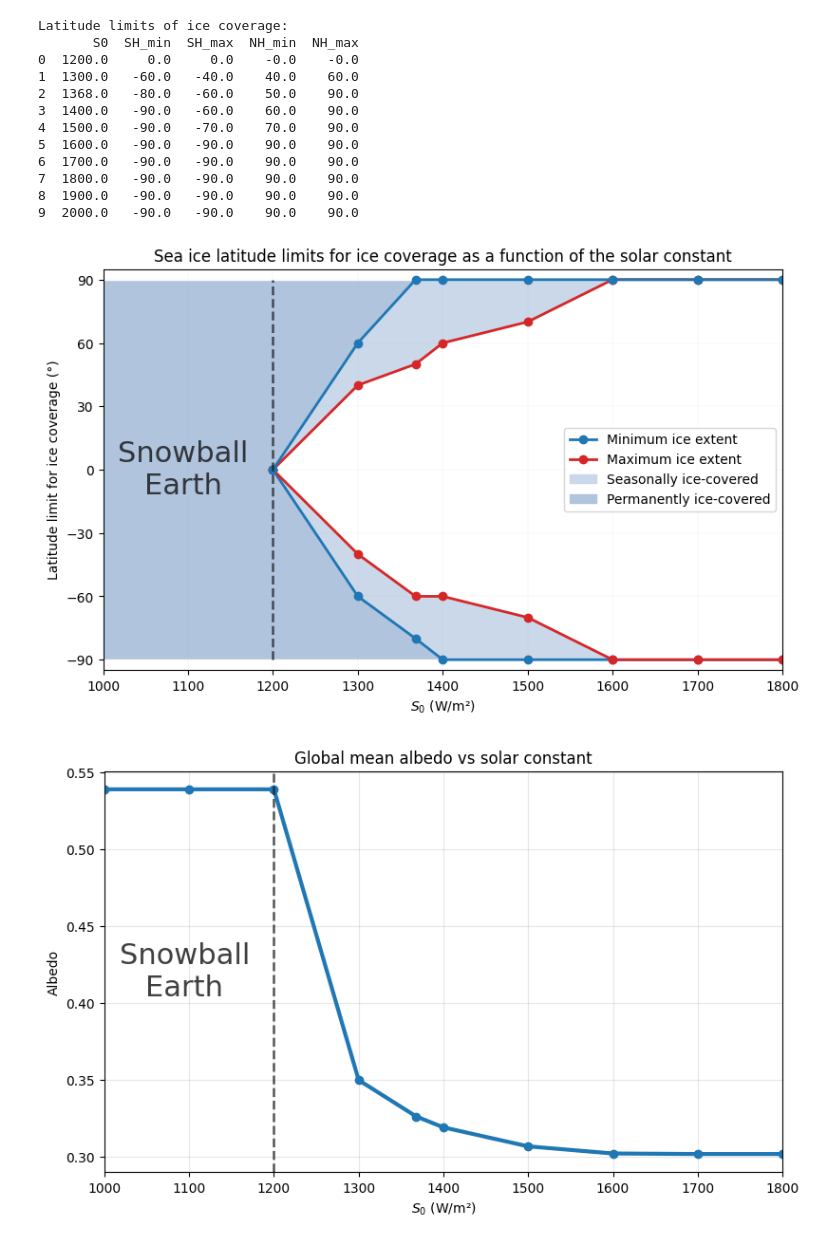
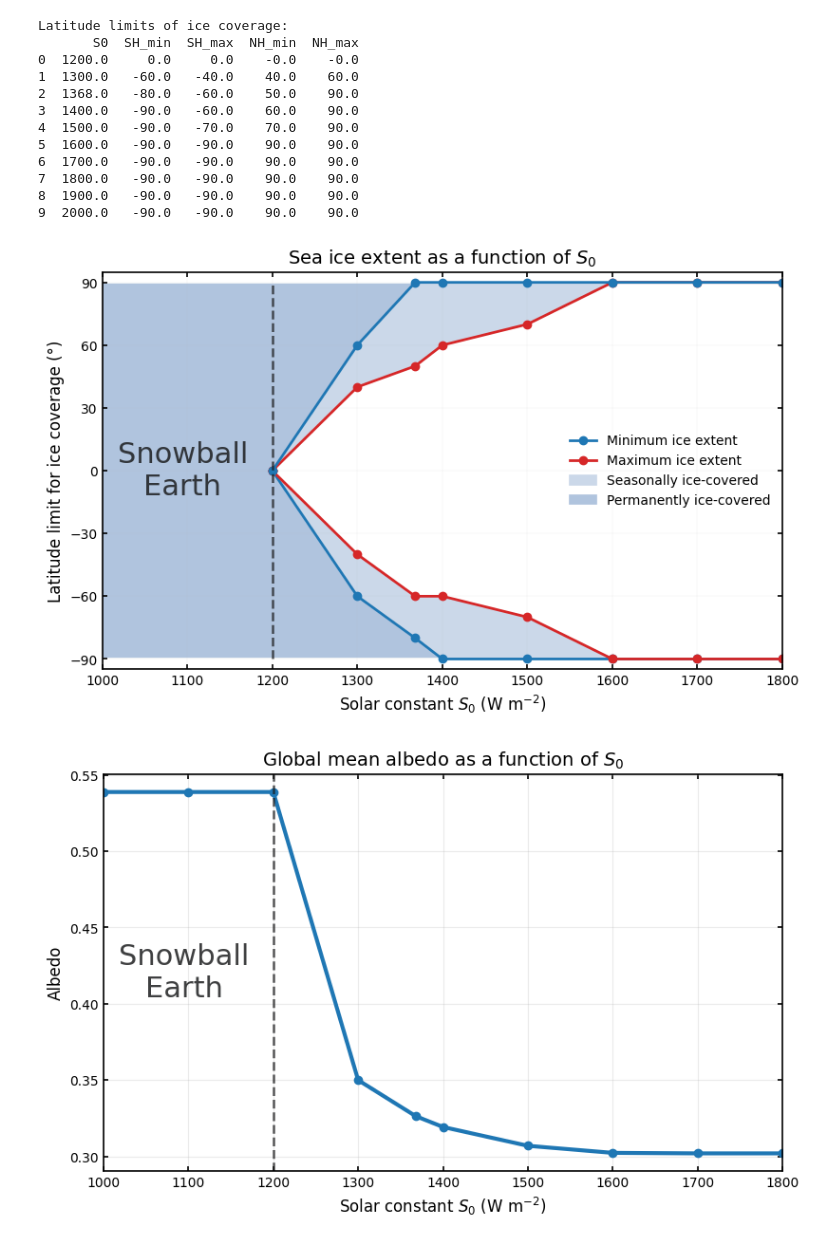
Before and after one commit to louiscleen/energy-balance-model, a Jupyter notebook: notebooks/climate_sens_S0.ipynb, the cells around one changed output. Cells and saved outputs as stored; diff of their text form; code cells hidden in the pictures.

```diff
--- a/notebooks/climate_sens_S0.ipynb
+++ b/notebooks/climate_sens_S0.ipynb
@@ -6,16 +6,6 @@ import numpy as np
 import pandas as pd
 import matplotlib.pyplot as plt
 from matplotlib.patches import Patch
-
-plt.rcParams.update({
-    'figure.figsize': (8, 5),
-    'lines.linewidth': 2,
-    'axes.grid': True,
-    'grid.alpha': 0.3,
-    'figure.constrained_layout.use': True,
-    'savefig.dpi': 300,
-    'savefig.bbox': 'tight'
-})
 
 from pathlib import Path
 
@@ -24,6 +14,9 @@ from ebm1d import load_config
 from ebm1d import load_input_data
 
 ROOT_DIR = Path.cwd().parent
+
+plt.style.use(ROOT_DIR / ".mplstyle")
+
 results_dir = ROOT_DIR / "results" / "climate_sens_S0"
 results_dir.mkdir(parents=True, exist_ok=True)
 
@@ -321,36 +314,36 @@ ax.vlines(S0_snowball, -90, 90, color='#191a1bd5', alpha=0.73, ls='--', linewidt
 ax.text((S0_snowball+x_lim[0])/2, 0, "Snowball \nEarth ", color='#191a1bd5', fontsize=22, ha='center', va='center')
 
 ax.set_facecolor(color='lightsteelblue')
 patch_ice_covered = Patch(color='#b0c4de', label="Permanently ice-covered")
 
 # Fill in the areas without ice with white
 ax.fill_between(limits_min_max['S0'], limits_min_max['SH_max'], limits_min_max['NH_min'], alpha=1, color='white')
 ax.axhspan(90, 95, color='white', alpha=1)
 ax.axhspan(-90, -95, color='white', alpha=1)
 
 # We fill the area between the minimum and maximum latitude limits of ice coverage for both hemispheres to visually represent the regions that are seasonally ice-covered.
 ax.fill_between(limits_min_max['S0'], limits_min_max['SH_min'], limits_min_max['SH_max'], alpha=1, color='#cbd8e9', label="Seasonally ice-covered")
 ax.fill_between(limits_min_max['S0'], limits_min_max['NH_min'], limits_min_max['NH_max'], alpha=1, color='#cbd8e9')
 
 ax.set(
     xlim=x_lim,
     ylim=y_lim,
-    xlabel="$S_0$ (W/m²)",
+    xlabel=r"Solar constant $S_0$ (W m$^{-2}$)",
     ylabel="Latitude limit for ice coverage (°)",
     yticks=y_ticks,
-    title="Sea ice latitude limits for ice coverage as a function of the solar constant"
+    title=r"Sea ice extent as a function of $S_0$"
 )
 
 ax.grid(True, alpha=0.2, linewidth=0.3)
 
 handles, labels = ax.get_legend_handles_labels()
 handles.append(patch_ice_covered)
 labels.append(patch_ice_covered.get_label())
 ax.legend(handles=handles, labels=labels)
 fig.savefig(results_dir / "ice_coverage_limits.png")
 plt.show()
 # %% [output]
-[figure, old version]
+[figure, new version]
 # %%
 f_area = ebm_seasonal.f_area
 albedo_global_mean_last_year = albedo_mean_last_year @ f_area
@@ -367,14 +360,14 @@ ax.text(x_pos, 0.5, "Snowball \nEarth ", transform=ax.transAxes, color='#191a1bd
 
 ax.set(
      xlim=x_lim,
-     xlabel="$S_0$ (W/m²)",
+     xlabel=r"Solar constant $S_0$ (W m$^{-2}$)",
      ylabel="Albedo",
-     title="Global mean albedo vs solar constant"
+     title=r"Global mean albedo as a function of $S_0$"
 )
 fig.savefig(results_dir / "global_mean_albedo_sensitivity.png")
 plt.show()
 # %% [output]
-[figure, old version]
+[figure, new version]
 # %%
 selected_indices = [7, 8, 9, 14] #selcted_index or selected_indices ? what do you
 colors = ['tab:orange', 'tab:green', 'tab:gray', 'tab:red']
```
Also changed, not shown: parts of 5 cells of this notebook, 4 other files.
